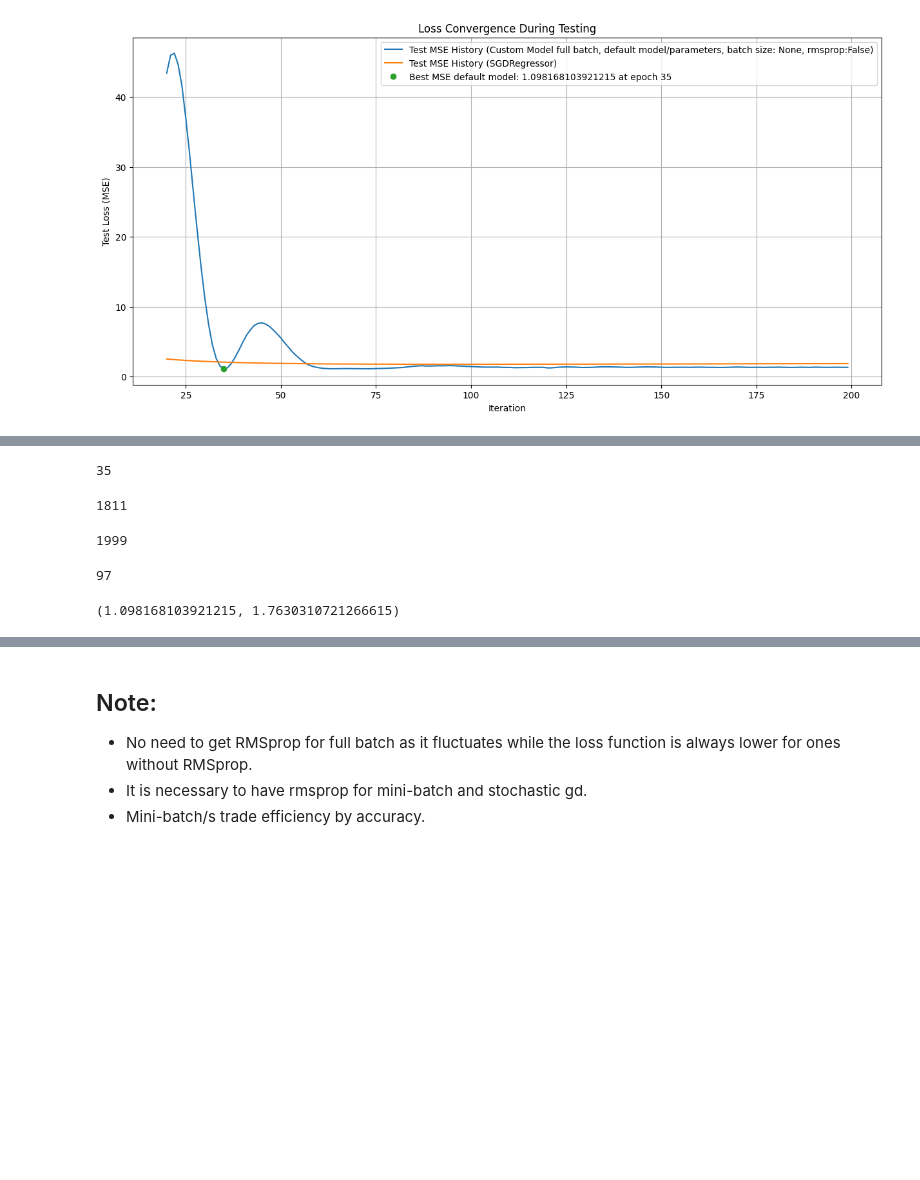
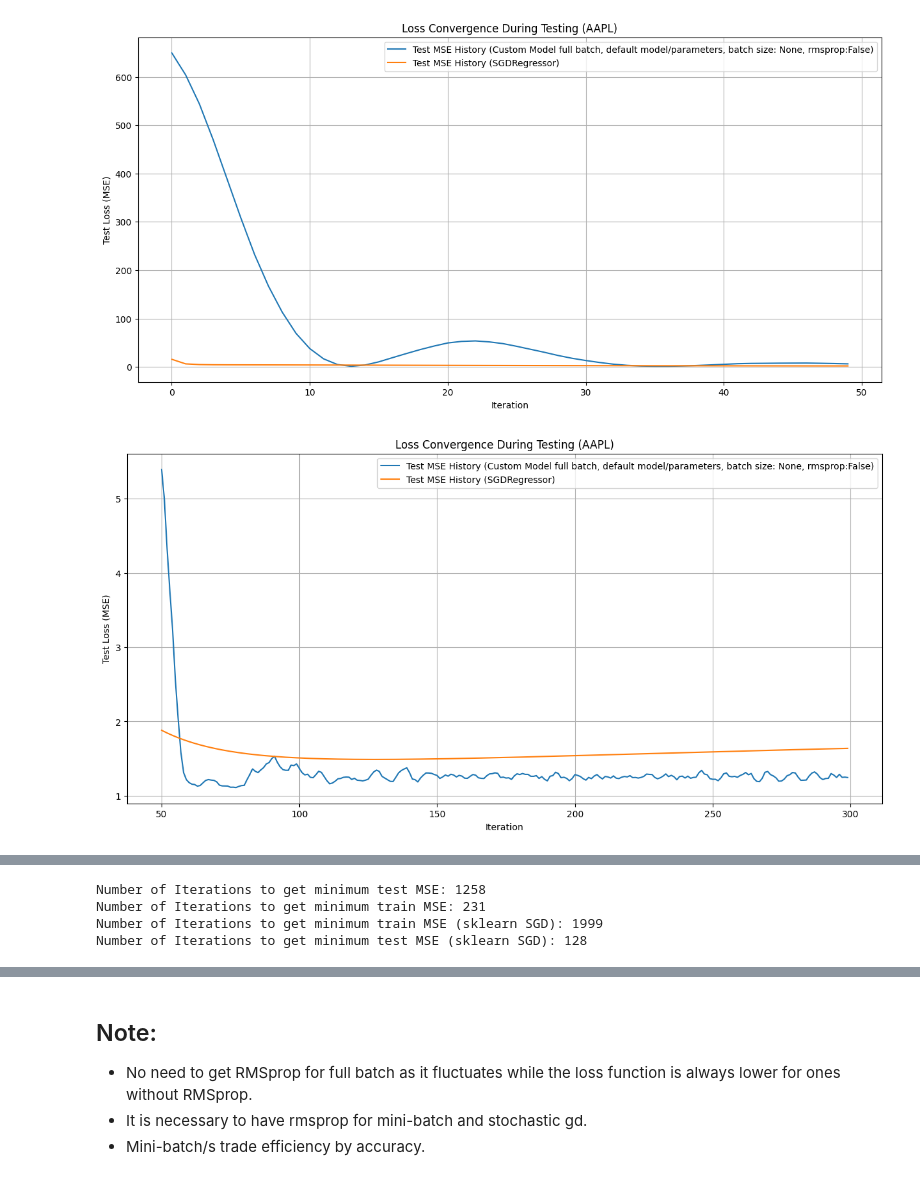
Before and after one commit to Jamie1377/STA410, a Jupyter notebook: stock_prediction/docs/SGD_Comparison_Viz.ipynb, the cells around one changed output, grey strips where cells are left out. Saved outputs shown, nothing was run; the diff lists cells and outputs as text; code cells hidden in the pictures; blank space fills up the shorter version.

```diff
--- a/stock_prediction/docs/SGD_Comparison_Viz.ipynb
+++ b/stock_prediction/docs/SGD_Comparison_Viz.ipynb
@@ -239,21 +280,41 @@ mse_history5 = np.array(test_model5.mse_history)
 # mse_history6 = np.array(test_model6.mse_history)
 # %%
 plt.figure(figsize=(15, 7))
-start = 20
-end = 200
+start = 0
+end = 50
 plt.plot(range(start,end),test_mse_history5[start:end], label=f'Test MSE History (Custom Model full batch, default model/parameters, batch size: {model5.batch_size}, rmsprop:{model5.rmsprop})')
-# plt.plot(range(start,end),test_mse_history6[start:end], label=f'Test MSE History (Custom Model full batch, optimized parameters, batch size: {model6.batch_size}, rmsprop:{model6.rmsprop})')
 plt.plot(range(start,end), np.array(test_vanilla_sgd_loss_history)[start:end], label='Test MSE History (SGDRegressor)')
 
-# if start <= np.argmin(test_vanilla_sgd_loss_history) <= end:
-#    plt.plot(np.argmin(test_vanilla_sgd_loss_history), np.array(test_vanilla_sgd_loss_history).min(), 'o', label='Best MSE SGDRegressor: {}'.format(np.array(test_vanilla_sgd_loss_history).min()))
-plt.plot(np.argmin(test_mse_history5), test_mse_history5.min(), 'o', label=f'Best MSE default model: {test_mse_history5[np.argmin(test_mse_history5)]} at epoch {np.argmin(test_mse_history5)}')
-# plt.plot(np.argmin(test_mse_history6), test_mse_history6.min(), 'ro')
+if start <= np.argmin(test_mse_history5) <= end:
+    plt.plot(np.argmin(test_mse_history5), test_mse_history5.min(), 'o', label=f'Best MSE default model: {test_mse_history5[np.argmin(test_mse_history5)]} at epoch {np.argmin(test_mse_history5)}')
 plt.xlabel("Iteration")
 plt.ylabel("Test Loss (MSE)")
-plt.title("Loss Convergence During Testing")
+plt.title(f"Loss Convergence During Testing ({stock.symbol})")
 plt.legend()
 plt.grid(True)
 plt.show()
+
+
+
+for start, end in zip(range(50, 1000-250+1+50, 250), range(300, 1000+1, 250)):
+    plt.figure(figsize=(15, 7))
+    # start = 20
+    # end = 200
+    plt.plot(range(start,end),test_mse_history5[start:end], label=f'Test MSE History (Custom Model full batch, default model/parameters, batch size: {model5.batch_size}, rmsprop:{model5.rmsprop})')
+    # plt.plot(range(start,end),test_mse_history6[start:end], label=f'Test MSE History (Custom Model full batch, optimized parameters, batch size: {model6.batch_size}, rmsprop:{model6.rmsprop})')
+    plt.plot(range(start,end), np.array(test_vanilla_sgd_loss_history)[start:end], label='Test MSE History (SGDRegressor)')
+
+    # if start <= np.argmin(test_vanilla_sgd_loss_history) <= end:
+    #    plt.plot(np.argmin(test_vanilla_sgd_loss_history), np.array(test_vanilla_sgd_loss_history).min(), 'o', label='Best MSE SGDRegressor: {}'.format(np.array(test_vanilla_sgd_loss_history).min()))
+    if start <= np.argmin(test_mse_history5) <= end:
+        plt.plot(np.argmin(test_mse_history5), test_mse_history5.min(), 'o', label=f'Best MSE default model: {test_mse_history5[np.argmin(test_mse_history5)]} at epoch {np.argmin(test_mse_history5)}')
+    # plt.plot(np.argmin(test_mse_history6), test_mse_history6.min(), 'ro')
+    plt.xlabel("Iteration")
+    plt.ylabel("Test Loss (MSE)")
+    plt.title(f"Loss Convergence During Testing ({stock.symbol})")
+    plt.legend()
+    plt.grid(True)
+    plt.show()
 # %% [output]
-[figure, old version]
+[figure, new version]
+[figure, added]
@@ -262,23 +325,17 @@ plt.show()
 # Find global minima and maxima indexes
 import pandas as pd
 
-np.argmin(test_mse_history5)
+print(f"Number of Iterations to get minimum test MSE: {np.argmin(test_mse_history5)}")
+
+# train
+
+print(f"Number of Iterations to get minimum train MSE: {np.argmin(mse_history5)}")
+
+print(f"Number of Iterations to get minimum train MSE (sklearn SGD): {np.argmin(vanilla_sgd_loss_history)}")
+print(f"Number of Iterations to get minimum test MSE (sklearn SGD): {np.argmin(test_vanilla_sgd_loss_history)}")
 # %% [output]
-35
+Number of Iterations to get minimum test MSE: 1258
+Number of Iterations to get minimum train MSE: 231
+Number of Iterations to get minimum train MSE (sklearn SGD): 1999
+Number of Iterations to get minimum test MSE (sklearn SGD): 128
-# %%
-np.argmin(mse_history5) # train
-# %% [output]
-1811
-# %%
-np.argmin(vanilla_sgd_loss_history)
-# %% [output]
-1999
-# %%
-np.argmin(np.array(test_vanilla_sgd_loss_history))
-# %% [output]
-97
-# %%
-min(test_mse_history5), min(test_vanilla_sgd_loss_history)
-# %% [output]
-(1.098168103921215, 1.7630310721266615)
 # %%
```
Also changed, not shown: parts of 13 cells of this notebook, 1 other file.
